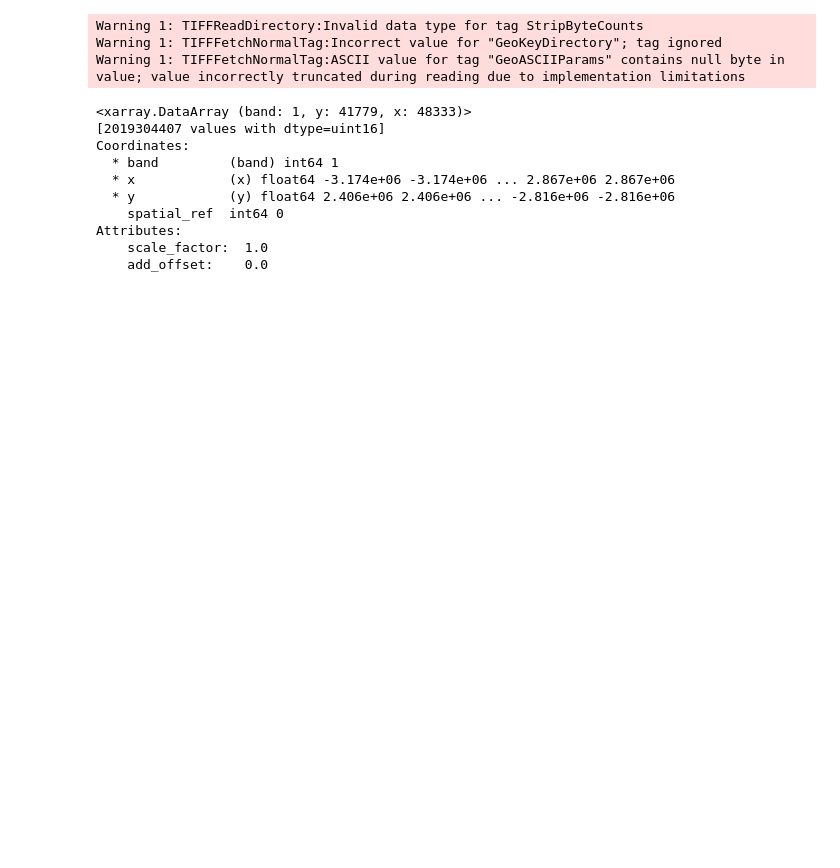
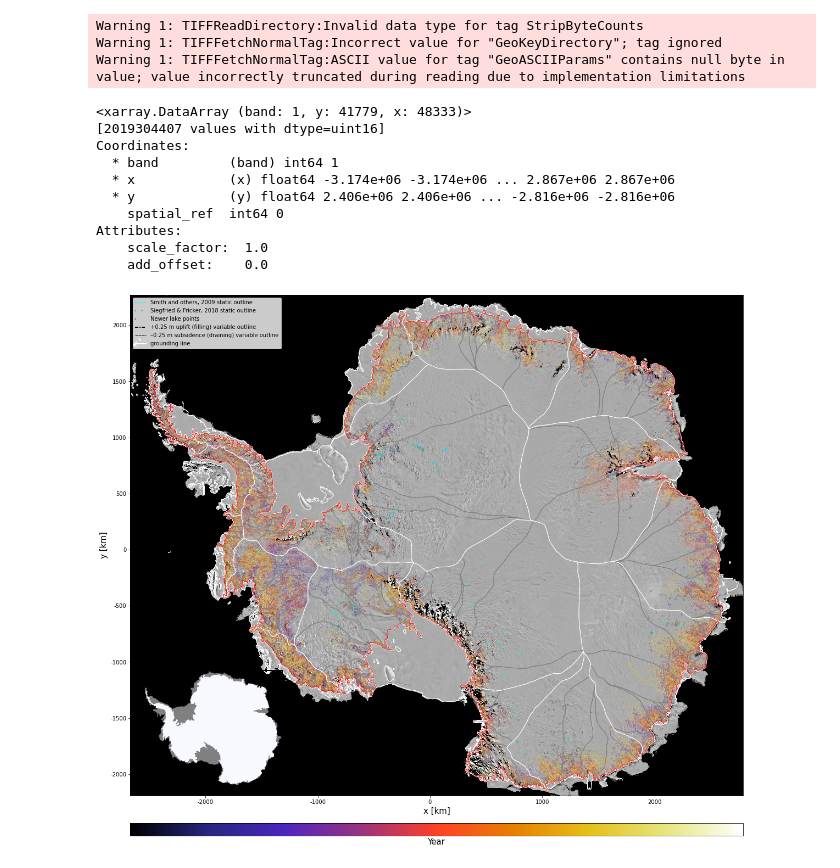
Before and after one commit to wsauthoff/Sauthoff-2025-GRL, a Jupyter notebook: Sauthoff2023_methods_data_exploration.ipynb, the cells around one changed output. Cells and saved outputs as stored; diff of their text form; code cells hidden in the pictures; blank space fills up the shorter version.

Commit message:
add off-lake area consistency and video export to dhdvdt-using-variable-outlines.ipynb; minor edits to Sauthoff2023_methods_data_exploration.ipynb

```diff
--- a/Sauthoff2023_methods_data_exploration.ipynb
+++ b/Sauthoff2023_methods_data_exploration.ipynb
@@ -187,7 +191,7 @@ def S09SF18S23_agg_moa_plot(x_min, x_max, y_min, y_max, region_name, thres, data
     dates = []
 
     # Create figure
-    fig, ax = plt.subplots(figsize=(40,40))
+    fig, ax = plt.subplots(figsize=(20,20))#40,40))
 
     # Cick colormap and norm to time variable
     cmap = plt.get_cmap('CMRmap')
@@ -284,7 +288,7 @@ def S09SF18S23_agg_moa_plot(x_min, x_max, y_min, y_max, region_name, thres, data
 
     # Overlay IMBIE and refined basins
     refined_basins.boundary.plot(ax=ax, edgecolor='gray', linewidth=1)
-    IMBIE_basins.boundary.plot(ax=ax, edgecolor='darkgray', linewidth=1)
+    IMBIE_basins.boundary.plot(ax=ax, edgecolor='white', linewidth=1)
 
     # Plot inland buffers of grounding line that could serve as clips for ATL15
     Scripps_landice_buffer5km = Scripps_landice.geometry.buffer(-3000)
@@ -306,45 +310,48 @@ def S09SF18S23_agg_moa_plot(x_min, x_max, y_min, y_max, region_name, thres, data
     axIns.axis('off')
 
     # Save and close figure
-    plt.savefig(OUTPUT_DIR + '/Sauthoff2023_methods_data_exploration/S09SF18S23_agg_moa_plot/regions/S09SF18S23_agg_moa_plot-{}-{}-thres{}m.png'.format(region_name,dataset.Title,thres), dpi=300, bbox_inches = "tight")
-    plt.close()
+    # plt.savefig(OUTPUT_DIR + '/Sauthoff2023_methods_data_exploration/S09SF18S23_agg_moa_plot/regions/S09SF18S23_agg_moa_plot-{}-{}-thres{}m.png'.format(region_name,dataset.Title,thres), dpi=300, bbox_inches = "tight")
+    # plt.close()
+    plt.show()
 # %%
 # Define bounding box
 # Run function to plot regional plot of variable outlines
 
 # Ensure x, y min, max are ordered correctly
 # print(x_min)
 # print(x_max)
 # print(y_min)
 # print(y_max)
 
 # Lower Slessor Glacier
 # lon_min=-39
 # lon_max=-20
 # lat_min=-80.4
 # lat_max=-79.5
 # x_min = ll2ps(lon_min,lat_min)[0]
 # x_max = ll2ps(lon_max,lat_max)[0]
 # y_min = ll2ps(lon_min,lat_min)[1]
 # y_max = ll2ps(lon_max,lat_max)[1]
 # S09SF18S23_agg_moa_plot(x_min, x_max, y_min, y_max, 'LowerSlessor', 0.5, CS2_dh)
 # S09SF18S23_agg_moa_plot(x_min, x_max, y_min, y_max, 'LowerSlessor', 2.0, ATL15_dh)
 
 # Antarctica
 # x_min=moa_da['x'].min().values
 # x_max=moa_da['x'].max().values
 # y_min=moa_da['y'].min().values
 # y_max=moa_da['y'].max().values
 x_min=ATL15_dh['x'].min().values
 x_max=ATL15_dh['x'].max().values
 y_min=ATL15_dh['y'].min().values
 y_max=ATL15_dh['y'].max().values
 # S09SF18S23_agg_moa_plot(x_min, x_max, y_min, y_max, 'Antarctica', 0.5, CS2_dh)
-S09SF18S23_agg_moa_plot(x_min, x_max, y_min, y_max, 'Antarctica', 2.0, ATL15_dh_clipped)
-S09SF18S23_agg_moa_plot(x_min, x_max, y_min, y_max, 'Antarctica', 1.75, ATL15_dh_clipped)
-S09SF18S23_agg_moa_plot(x_min, x_max, y_min, y_max, 'Antarctica', 1.5, ATL15_dh_clipped)
-S09SF18S23_agg_moa_plot(x_min, x_max, y_min, y_max, 'Antarctica', 1.25, ATL15_dh_clipped)
-S09SF18S23_agg_moa_plot(x_min, x_max, y_min, y_max, 'Antarctica', 1.0, ATL15_dh_clipped)
-S09SF18S23_agg_moa_plot(x_min, x_max, y_min, y_max, 'Antarctica', 0.75, ATL15_dh_clipped)
-S09SF18S23_agg_moa_plot(x_min, x_max, y_min, y_max, 'Antarctica', 0.5, ATL15_dh_clipped)
+# S09SF18S23_agg_moa_plot(x_min, x_max, y_min, y_max, 'Antarctica', 2.0, ATL15_dh_clipped)
+# S09SF18S23_agg_moa_plot(x_min, x_max, y_min, y_max, 'Antarctica', 1.75, ATL15_dh_clipped)
+# S09SF18S23_agg_moa_plot(x_min, x_max, y_min, y_max, 'Antarctica', 1.5, ATL15_dh_clipped)
+# S09SF18S23_agg_moa_plot(x_min, x_max, y_min, y_max, 'Antarctica', 1.25, ATL15_dh_clipped)
+# S09SF18S23_agg_moa_plot(x_min, x_max, y_min, y_max, 'Antarctica', 1.0, ATL15_dh_clipped)
+# S09SF18S23_agg_moa_plot(x_min, x_max, y_min, y_max, 'Antarctica', 0.75, ATL15_dh_clipped)
+# S09SF18S23_agg_moa_plot(x_min, x_max, y_min, y_max, 'Antarctica', 0.5, ATL15_dh_clipped)
 S09SF18S23_agg_moa_plot(x_min, x_max, y_min, y_max, 'Antarctica', 0.25, ATL15_dh_clipped)
+# %% [output]
+[figure, added]
```
Also changed, not shown: parts of 1 cell of this notebook, 1 other file.
